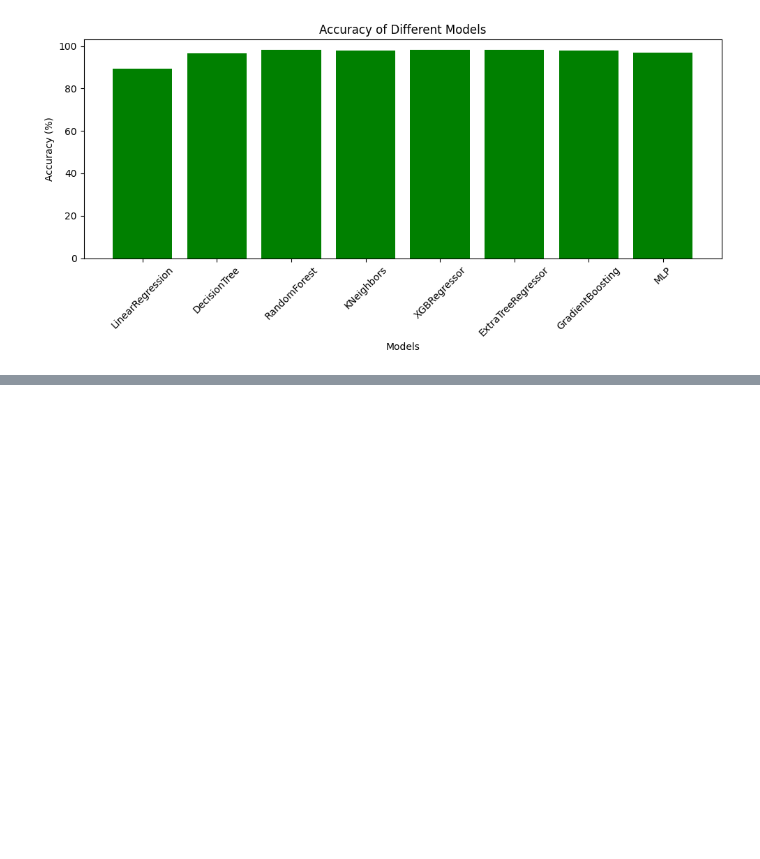
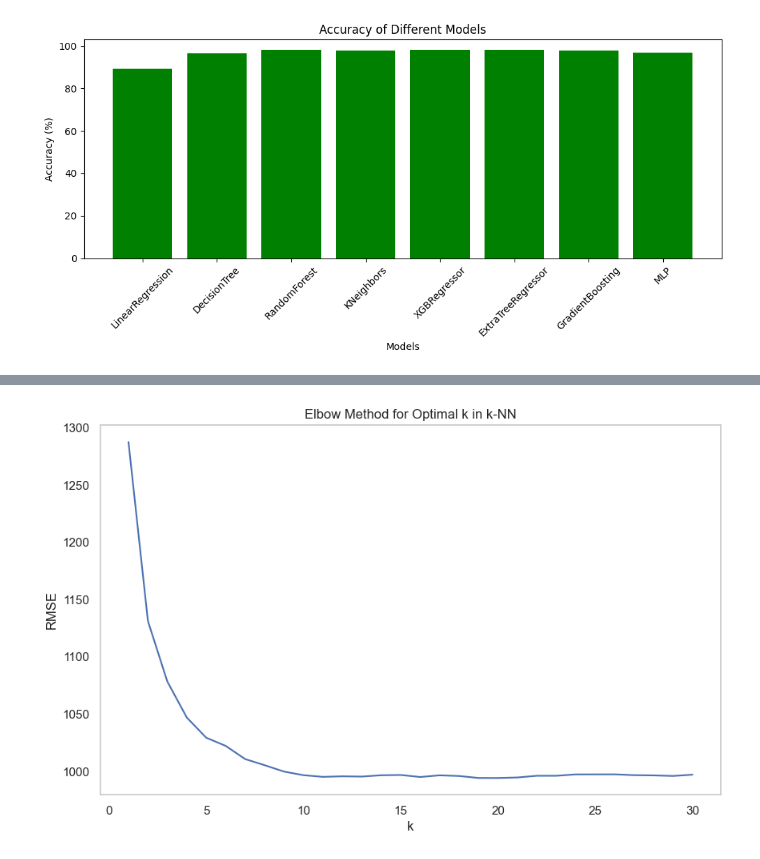
Before and after one commit to u3814520/diamonds, a Jupyter notebook: Diamond_Price_Prediction.ipynb, the cells around one changed output, grey strips where cells are left out. Drawn from its saved outputs; the diff is of its cells as text; code cells hidden in the pictures; blank space fills up the shorter version.

```diff
--- a/Diamond_Price_Prediction.ipynb
+++ b/Diamond_Price_Prediction.ipynb
@@ -361,0 +452,25 @@ plt.show()
+# %%
+selected_features = ['carat', 'cut', 'clarity', 'x', 'y', 'z']
+X_train_sel = pd.DataFrame(X_train, columns=X.columns)[selected_features]
+X_test_sel = pd.DataFrame(X_test, columns=X.columns)[selected_features]
+
+rmse_list = []
+r2_list = []
+
+for k in range(1, 31):
+    knn = KNeighborsRegressor(n_neighbors=k, weights='uniform', metric='minkowski')
+    knn.fit(X_train_sel, y_train)
+    y_pred = knn.predict(X_test_sel)
+    rmse = np.sqrt(mean_squared_error(y_test, y_pred))
+    r2 = r2_score(y_test, y_pred)
+
+    rmse_list.append(rmse)
+    r2_list.append(r2)
+
+knn_df = pd.DataFrame({
+    'k': range(1, 31),
+    'RMSE': rmse_list,
+    'R²': r2_list
+})
+
+knn_df.head(15)
@@ -361,0 +494,10 @@ plt.show()
+# %%
+plt.figure(figsize=(10, 6))
+plt.plot(range(1, 31), rmse_list)
+plt.title('Elbow Method for Optimal k in k-NN')
+plt.xlabel('k')
+plt.ylabel('RMSE')
+plt.grid()
+plt.show()
+# %% [output]
+[figure, added]
```
Also changed, not shown: parts of 10 cells of this notebook, 1 other file.
